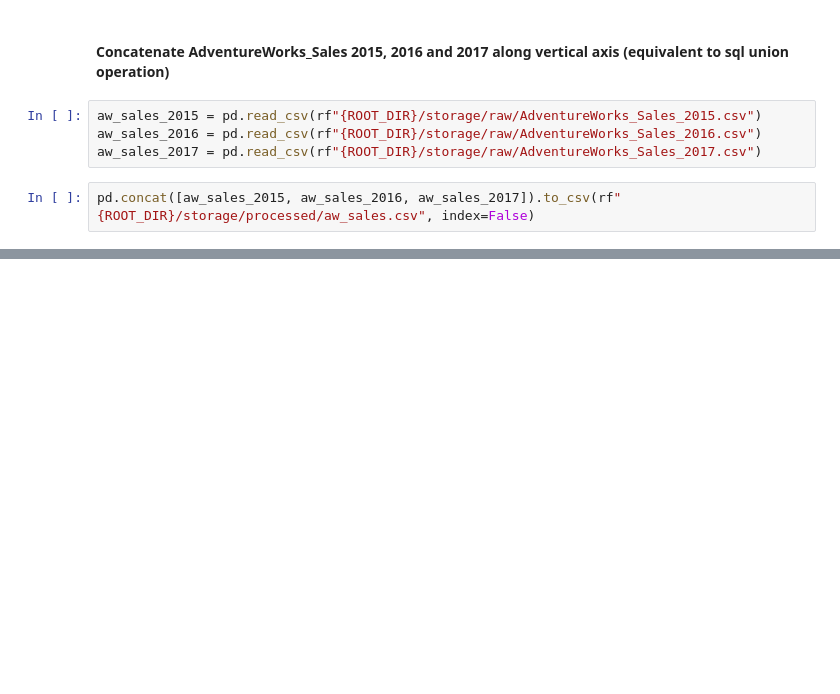
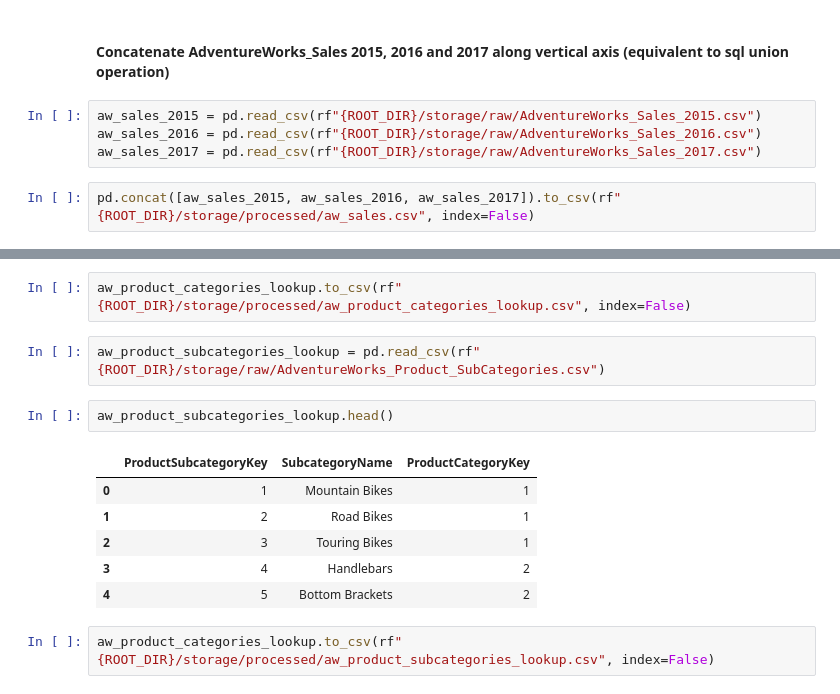
Before and after one commit to MeetPatel89/adventure_works_analysis, a Jupyter notebook: notebook.ipynb, the cells around one changed output, grey strips where cells are left out. Saved outputs shown, nothing was run; the diff lists cells and outputs as text; blank space fills up the shorter version.

```diff
--- a/notebook.ipynb
+++ b/notebook.ipynb
@@ -213,0 +286,15 @@ pd.concat([aw_sales_2015, aw_sales_2016, aw_sales_2017]).to_csv(rf"{ROOT_DIR}/st
+# %%
+aw_product_categories_lookup.to_csv(rf"{ROOT_DIR}/storage/processed/aw_product_categories_lookup.csv", index=False)
+# %%
+aw_product_subcategories_lookup = pd.read_csv(rf"{ROOT_DIR}/storage/raw/AdventureWorks_Product_SubCategories.csv")
+# %%
+aw_product_subcategories_lookup.head()
+# %% [output]
+|  | ProductSubcategoryKey | SubcategoryName | ProductCategoryKey |
+| 0 | 1 | Mountain Bikes | 1 |
+| 1 | 2 | Road Bikes | 1 |
+| 2 | 3 | Touring Bikes | 1 |
+| 3 | 4 | Handlebars | 2 |
+| 4 | 5 | Bottom Brackets | 2 |
+# %%
+aw_product_categories_lookup.to_csv(rf"{ROOT_DIR}/storage/processed/aw_product_subcategories_lookup.csv", index=False)
```
Also changed, not shown: parts of 15 cells of this notebook, 6 other files.
